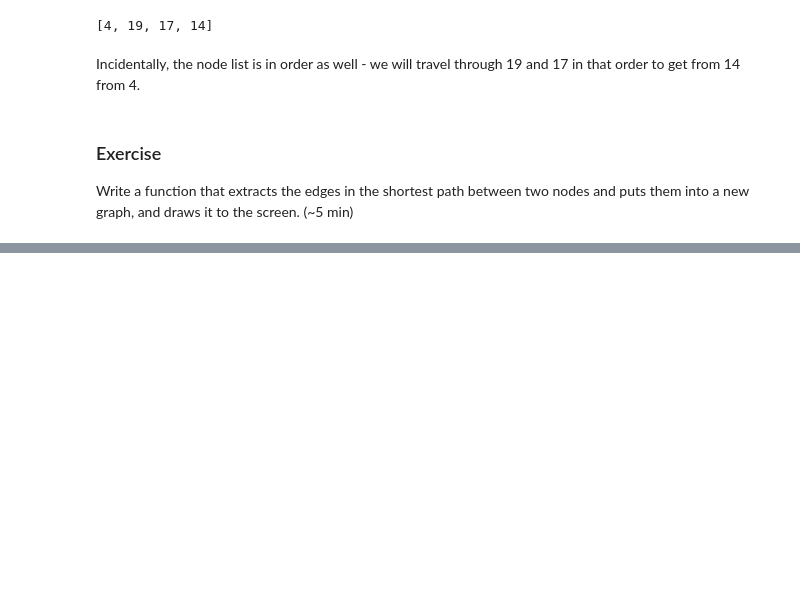
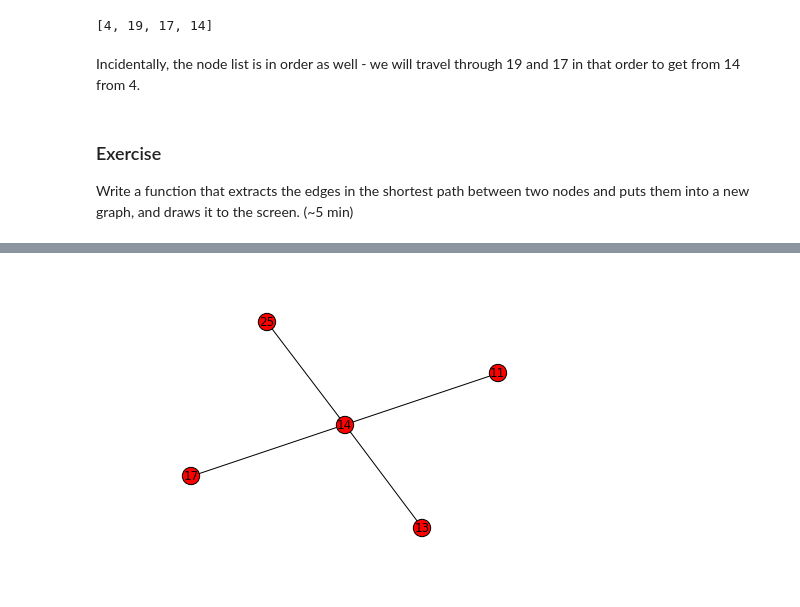
Before and after one commit to ericmjl/Network-Analysis-Made-Simple, a Jupyter notebook: 3. Hubs and Paths.ipynb, the cells around one changed output, grey strips where cells are left out. Drawn from its saved outputs; the diff is of its cells as text; code cells hidden in the pictures; blank space fills up the shorter version.

```diff
--- a/3. Hubs and Paths.ipynb
+++ b/3. Hubs and Paths.ipynb
@@ -257,0 +258,17 @@ Write a function that extracts only a node and its neighbors as a new graph. The
+# %%
+# Possible Answer
+
+def extract_neighbor_edges(G, node):
+    neighbors = G.neighbors(node)
+    newG = nx.Graph()
+
+    for n1, n2 in G.edges():
+        if (n1 == node and n2 in neighbors) or (n1 in neighbors and n2 == node):
+            newG.add_edge(n1, n2)
+
+    return newG
+
+newG = extract_neighbor_edges(G, 14)
+nx.draw(newG, with_labels=True)
+# %% [output]
+[figure, added]
```
Also changed, not shown: parts of 4 cells of this notebook.
